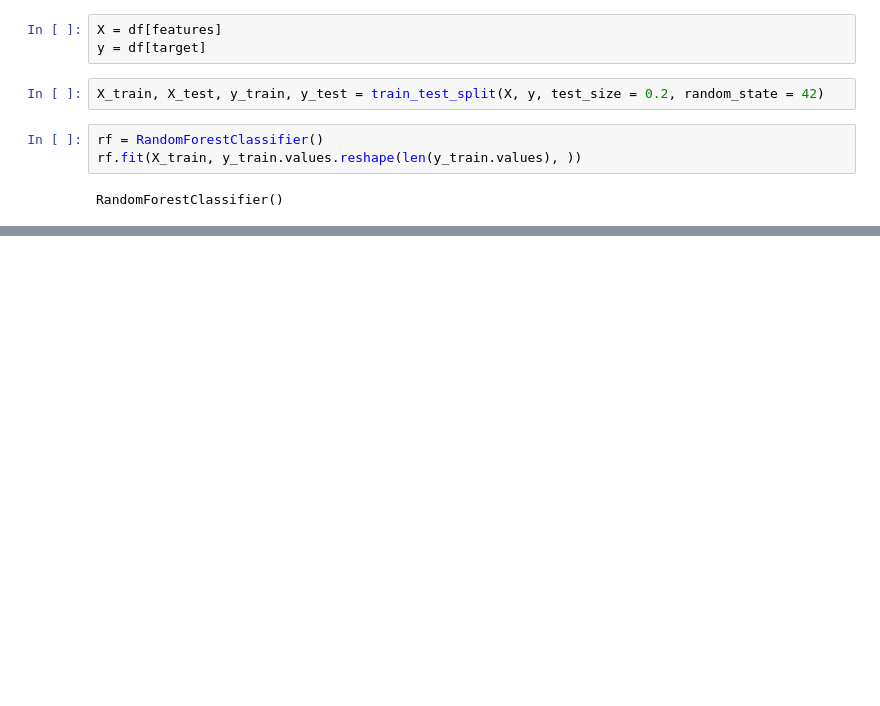
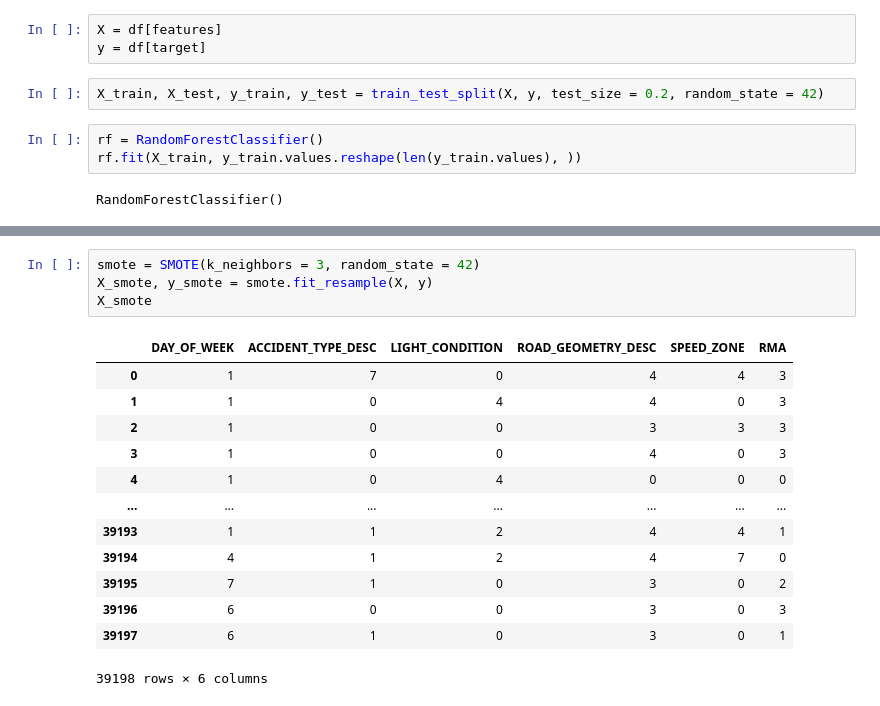
Before and after one commit to abjodas/Victoria-Road-Crash-Data-EDA-and-Models, a Jupyter notebook: VictoriaRoadCrash.ipynb, the cells around one changed output, grey strips where cells are left out. Saved outputs shown, nothing was run; the diff lists cells and outputs as text; blank space fills up the shorter version.

```diff
--- a/VictoriaRoadCrash.ipynb
+++ b/VictoriaRoadCrash.ipynb
@@ -300,0 +307,18 @@ weighted avg       0.58      0.62      0.58      4092
+# %%
+smote = SMOTE(k_neighbors = 3, random_state = 42)
+X_smote, y_smote = smote.fit_resample(X, y)
+X_smote
+# %% [output]
+|  | DAY_OF_WEEK | ACCIDENT_TYPE_DESC | LIGHT_CONDITION | ROAD_GEOMETRY_DESC | SPEED_ZONE | RMA |
+| 0 | 1 | 7 | 0 | 4 | 4 | 3 |
+| 1 | 1 | 0 | 4 | 4 | 0 | 3 |
+| 2 | 1 | 0 | 0 | 3 | 3 | 3 |
+| 3 | 1 | 0 | 0 | 4 | 0 | 3 |
+| 4 | 1 | 0 | 4 | 0 | 0 | 0 |
+| ... | ... | ... | ... | ... | ... | ... |
+| 39193 | 1 | 1 | 2 | 4 | 4 | 1 |
+| 39194 | 4 | 1 | 2 | 4 | 7 | 0 |
+| 39195 | 7 | 1 | 0 | 3 | 0 | 2 |
+| 39196 | 6 | 0 | 0 | 3 | 0 | 3 |
+| 39197 | 6 | 1 | 0 | 3 | 0 | 1 |
+39198 rows × 6 columns
```
Also changed, not shown: parts of 13 cells of this notebook.
